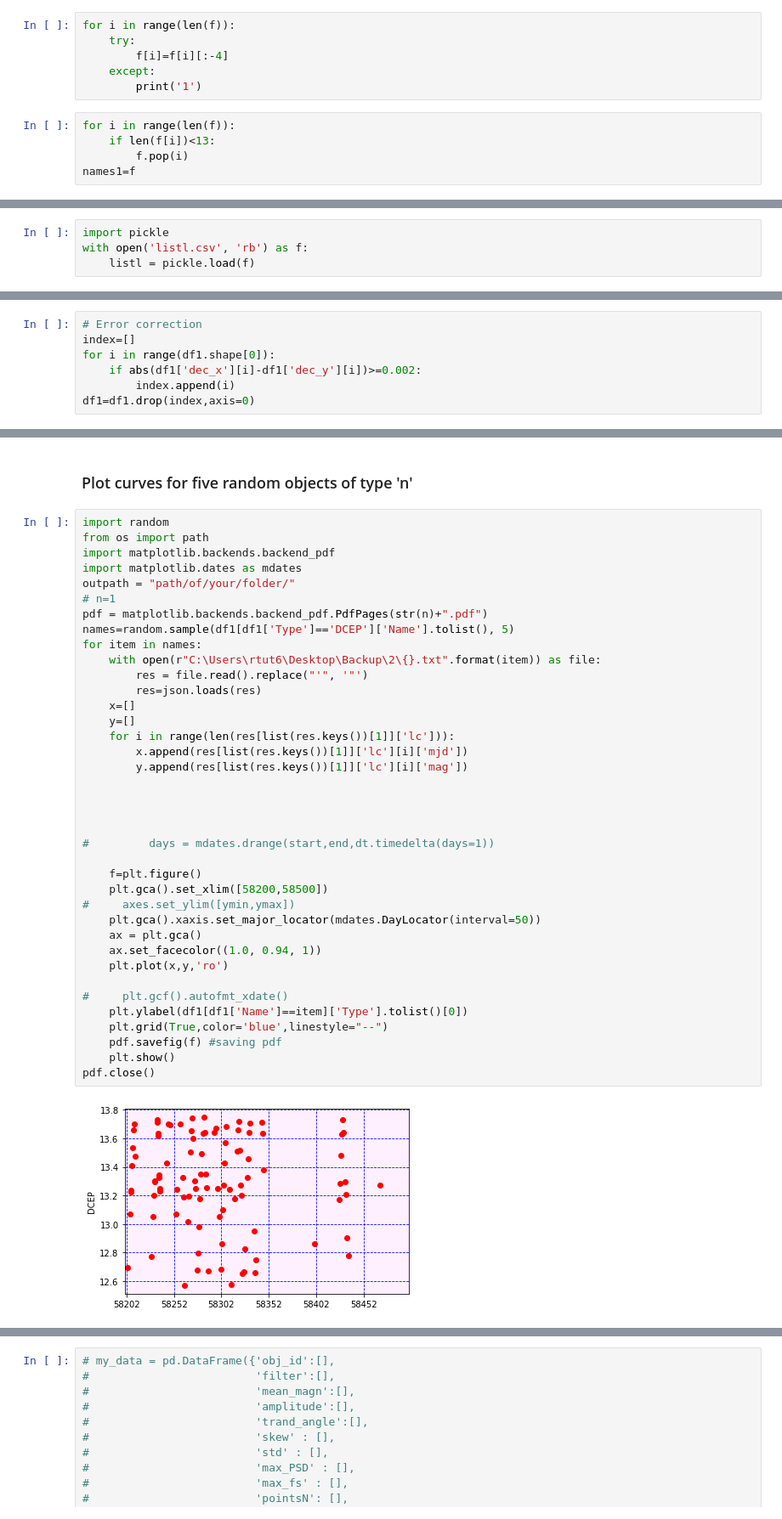
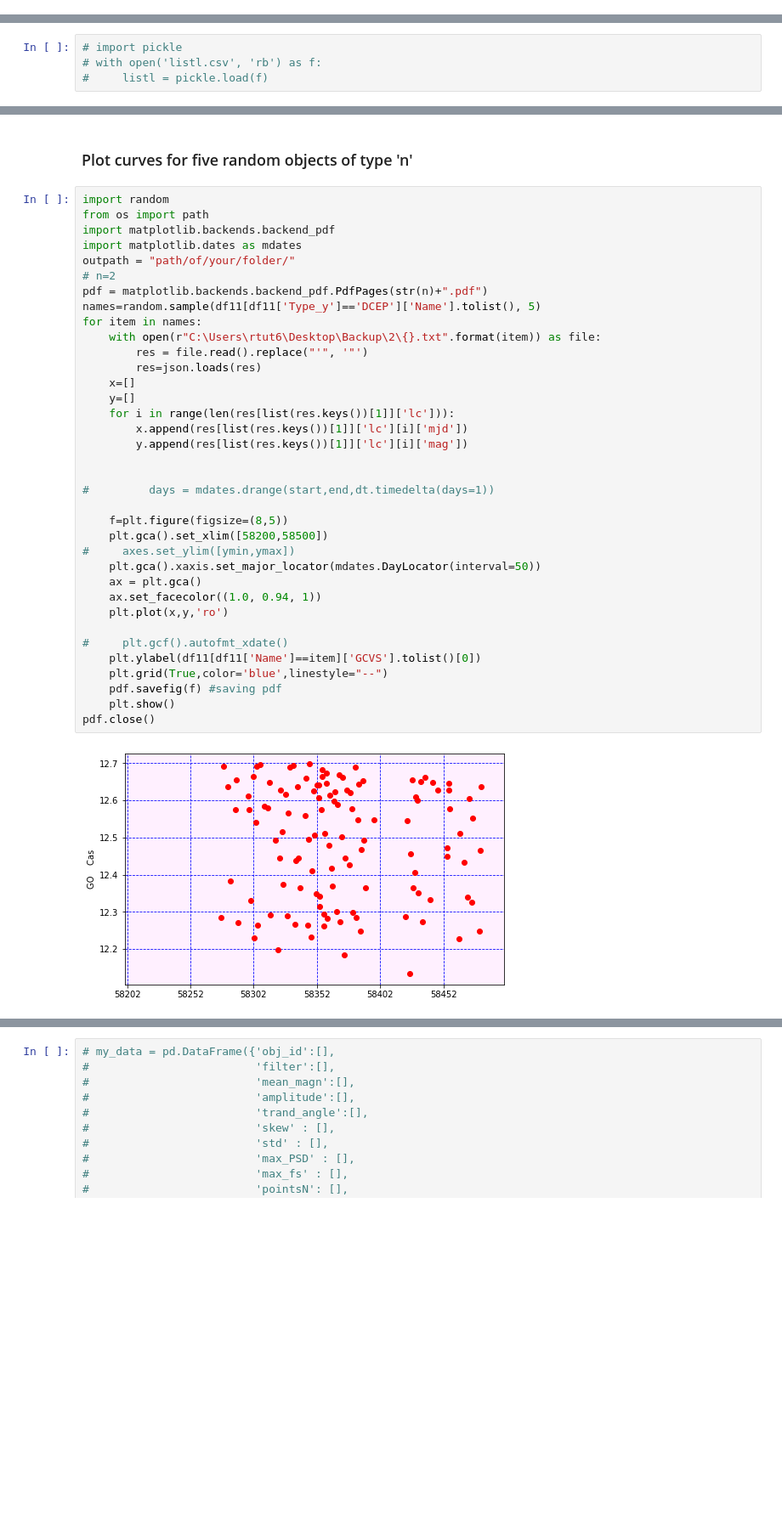
Before and after one commit to Rtut654/AstroProblems, a Jupyter notebook: Naydenkin_projectML.ipynb, the cells around one changed output, grey strips where cells are left out. Shown at 85% size. Drawn from its saved outputs; the diff is of its cells as text; blank space fills up the shorter version.

```diff
--- a/Naydenkin_projectML.ipynb
+++ b/Naydenkin_projectML.ipynb
@@ -305,11 +213,0 @@ for (dirpath, dirnames, filenames) in walk(mypath):
-# %%
-for i in range(len(f)):
-    try:
-        f[i]=f[i][:-4]
-    except:
-        print('1')
-# %%
-for i in range(len(f)):
-    if len(f[i])<13:
-        f.pop(i)
-names1=f
@@ -356,9 +290,9 @@ plt.title ("Distribution for distances in GCVS-ZTF for answers with 1 ID, r=5arc
 # with open('listl.csv', 'wb') as f:
 #     pickle.dump(listl, f)
 # %%
-import pickle
-with open('listl.csv', 'rb') as f:
-    listl = pickle.load(f)
+# import pickle
+# with open('listl.csv', 'rb') as f:
+#     listl = pickle.load(f)
 # %%
 # for i in range(len(listl)):
 #     listl[i]=listl[i]*3600
@@ -476,7 +422,0 @@ df1=df.merge(data1, left_on=['ra'], right_on=['ra'])
-# %%
-# Error correction
-index=[]
-for i in range(df1.shape[0]):
-    if abs(df1['dec_x'][i]-df1['dec_y'][i])>=0.002:
-        index.append(i)
-df1=df1.drop(index,axis=0)
@@ -729,37 +703,35 @@ from os import path
 import matplotlib.backends.backend_pdf
 import matplotlib.dates as mdates
 outpath = "path/of/your/folder/"
-# n=1
+# n=2
 pdf = matplotlib.backends.backend_pdf.PdfPages(str(n)+".pdf")
-names=random.sample(df1[df1['Type']=='DCEP']['Name'].tolist(), 5)
+names=random.sample(df11[df11['Type_y']=='DCEP']['Name'].tolist(), 5)
 for item in names:
     with open(r"C:\Users\rtut6\Desktop\Backup\2\{}.txt".format(item)) as file:
         res = file.read().replace("'", '"')
         res=json.loads(res)
     x=[]
     y=[]
     for i in range(len(res[list(res.keys())[1]]['lc'])):
         x.append(res[list(res.keys())[1]]['lc'][i]['mjd'])
         y.append(res[list(res.keys())[1]]['lc'][i]['mag'])
 
 
-
-
 #         days = mdates.drange(start,end,dt.timedelta(days=1))
 
-    f=plt.figure()
+    f=plt.figure(figsize=(8,5))
     plt.gca().set_xlim([58200,58500])
 #     axes.set_ylim([ymin,ymax])
     plt.gca().xaxis.set_major_locator(mdates.DayLocator(interval=50))
     ax = plt.gca()
     ax.set_facecolor((1.0, 0.94, 1))
     plt.plot(x,y,'ro')
 
 #     plt.gcf().autofmt_xdate()
-    plt.ylabel(df1[df1['Name']==item]['Type'].tolist()[0])
+    plt.ylabel(df11[df11['Name']==item]['GCVS'].tolist()[0])
     plt.grid(True,color='blue',linestyle="--")
     pdf.savefig(f) #saving pdf
     plt.show()
 pdf.close()
 # %% [output]
-[figure, old version]
+[figure, new version]
```
Also changed, not shown: parts of 39 cells of this notebook.
